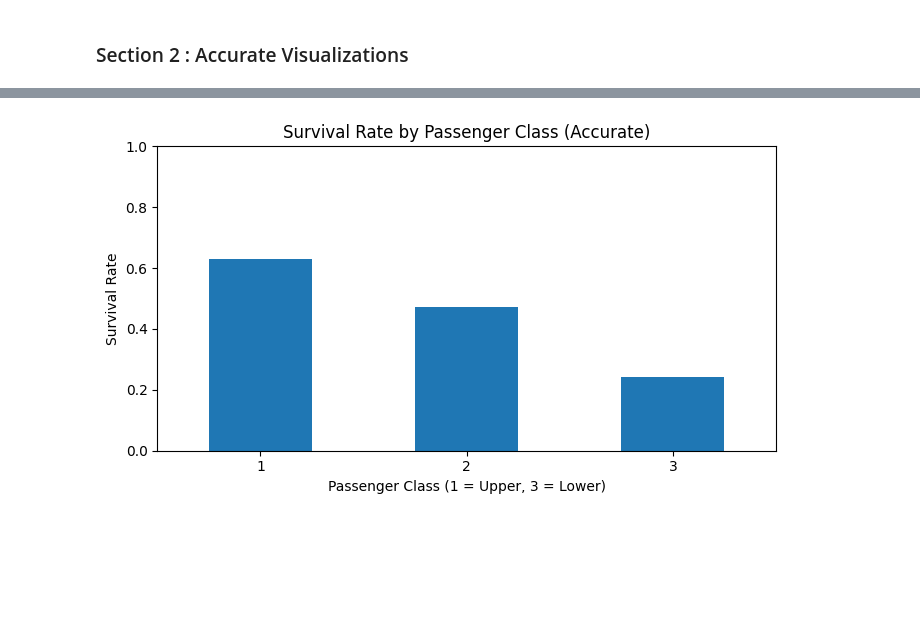
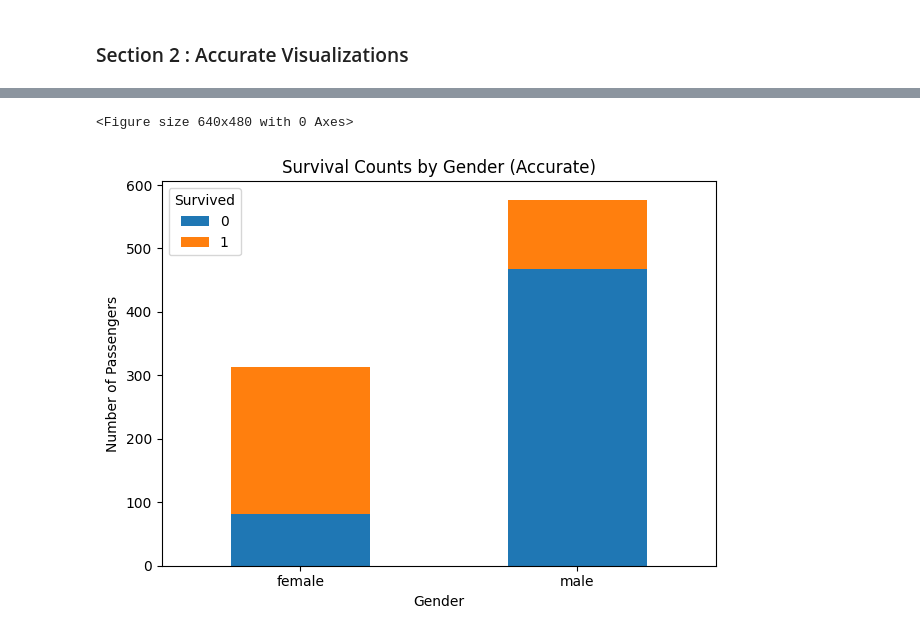
Before and after one commit to 2000031041-ShivaChary196/DATA6550-Visualization, a Jupyter notebook: Code/Beladiya.ipynb, the cells around one changed output, grey strips where cells are left out. Drawn from its saved outputs; the diff is of its cells as text; code cells hidden in the pictures; blank space fills up the shorter version.

```diff
--- a/Code/Beladiya.ipynb
+++ b/Code/Beladiya.ipynb
@@ -118,15 +103,14 @@ plt.show()
-# %%
-# Survival rate by passenger class
-survival_by_class = df.groupby("Pclass")["Survived"].mean().sort_index()
-
-plt.figure(figsize=(7, 4))
-survival_by_class.plot(kind="bar")
-plt.title("Survival Rate by Passenger Class (Accurate)")
-plt.xlabel("Passenger Class (1 = Upper, 3 = Lower)")
-plt.ylabel("Survival Rate")
-plt.ylim(0, 1)  # Consistent full range for fairness
-plt.xticks(rotation=0)
-plt.tight_layout()
-plt.show()
-# %% [output]
-[figure, removed]
+# %%
+survival_gender_counts = df.groupby(["Sex", "Survived"]).size().unstack()
+
+plt.figure()
+survival_gender_counts.plot(kind="bar", stacked=True)
+plt.title("Survival Counts by Gender (Accurate)")
+plt.xlabel("Gender")
+plt.ylabel("Number of Passengers")
+plt.xticks(rotation=0)
+plt.tight_layout()
+plt.show()
+# %% [output]
+<Figure size 640x480 with 0 Axes>
+[figure, added]
```
Also changed, not shown: parts of 6 cells of this notebook.
